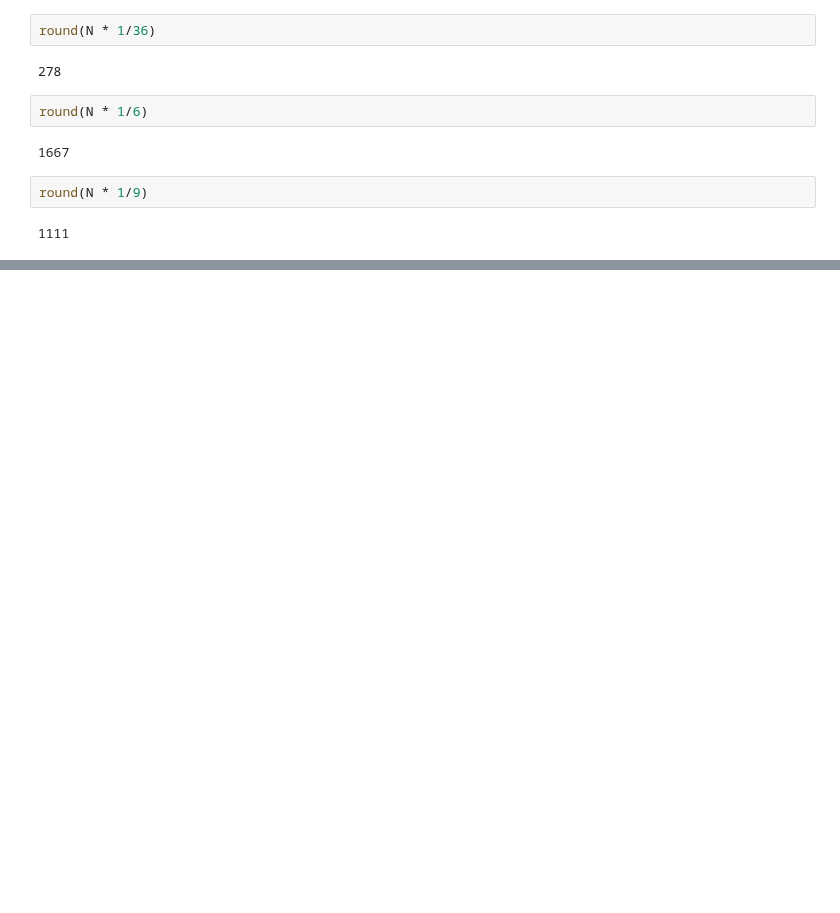
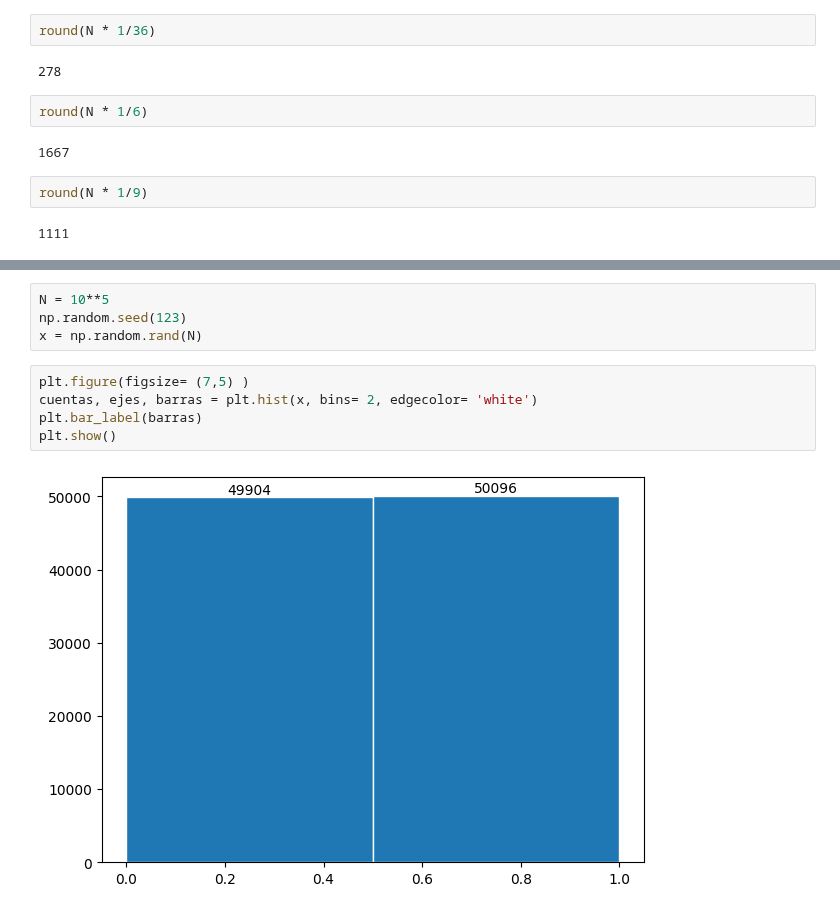
Before and after one commit to JhonZafra/Statistic_Concepts, a Jupyter notebook: SemanaIV/Simulaciones_P.ipynb, the cells around one changed output, grey strips where cells are left out. Saved outputs shown, nothing was run; the diff lists cells and outputs as text; blank space fills up the shorter version.

```diff
--- a/SemanaIV/Simulaciones_P.ipynb
+++ b/SemanaIV/Simulaciones_P.ipynb
@@ -61,0 +69,11 @@ round(N * 1/9)
+# %%
+N = 10**5
+np.random.seed(123)
+x = np.random.rand(N)
+# %%
+plt.figure(figsize= (7,5) )
+cuentas, ejes, barras = plt.hist(x, bins= 2, edgecolor= 'white')
+plt.bar_label(barras)
+plt.show()
+# %% [output]
+[figure, added]
```
Also changed, not shown: parts of 5 cells of this notebook.
